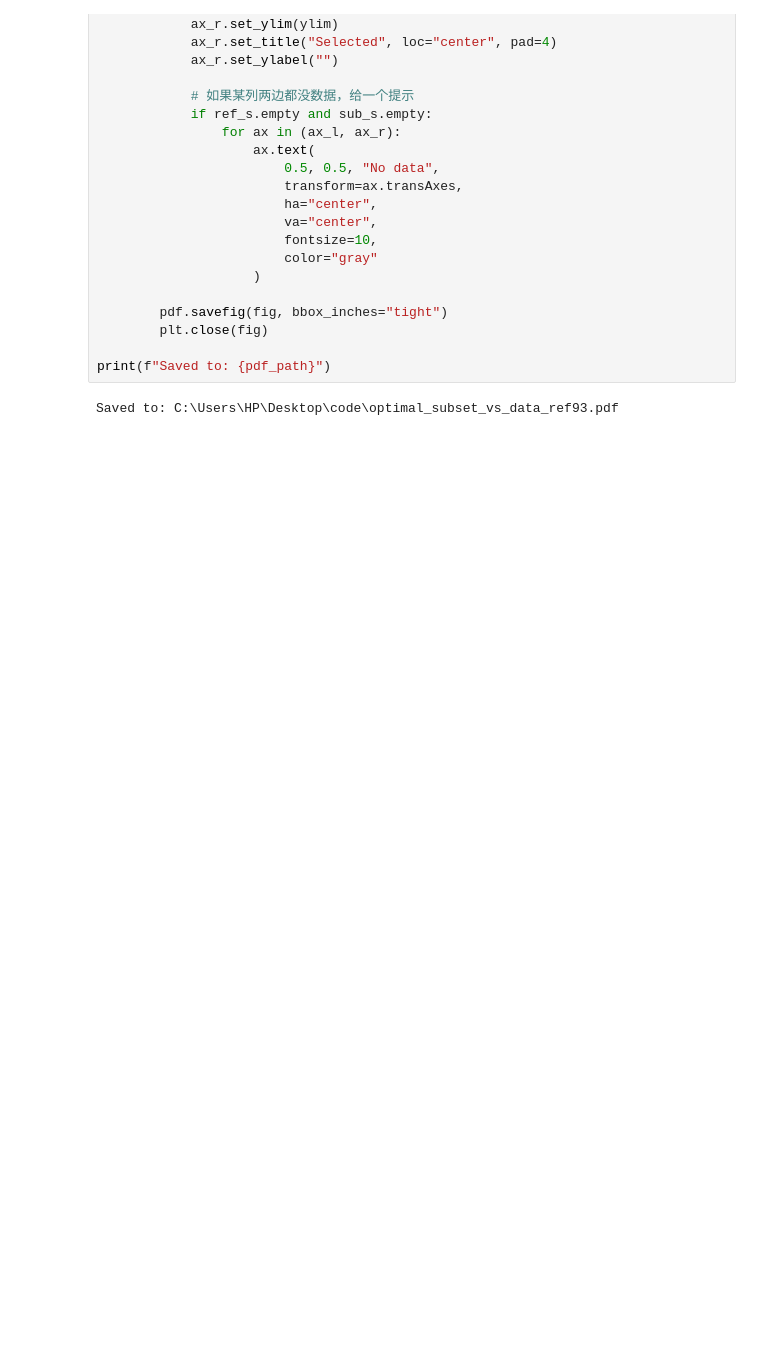
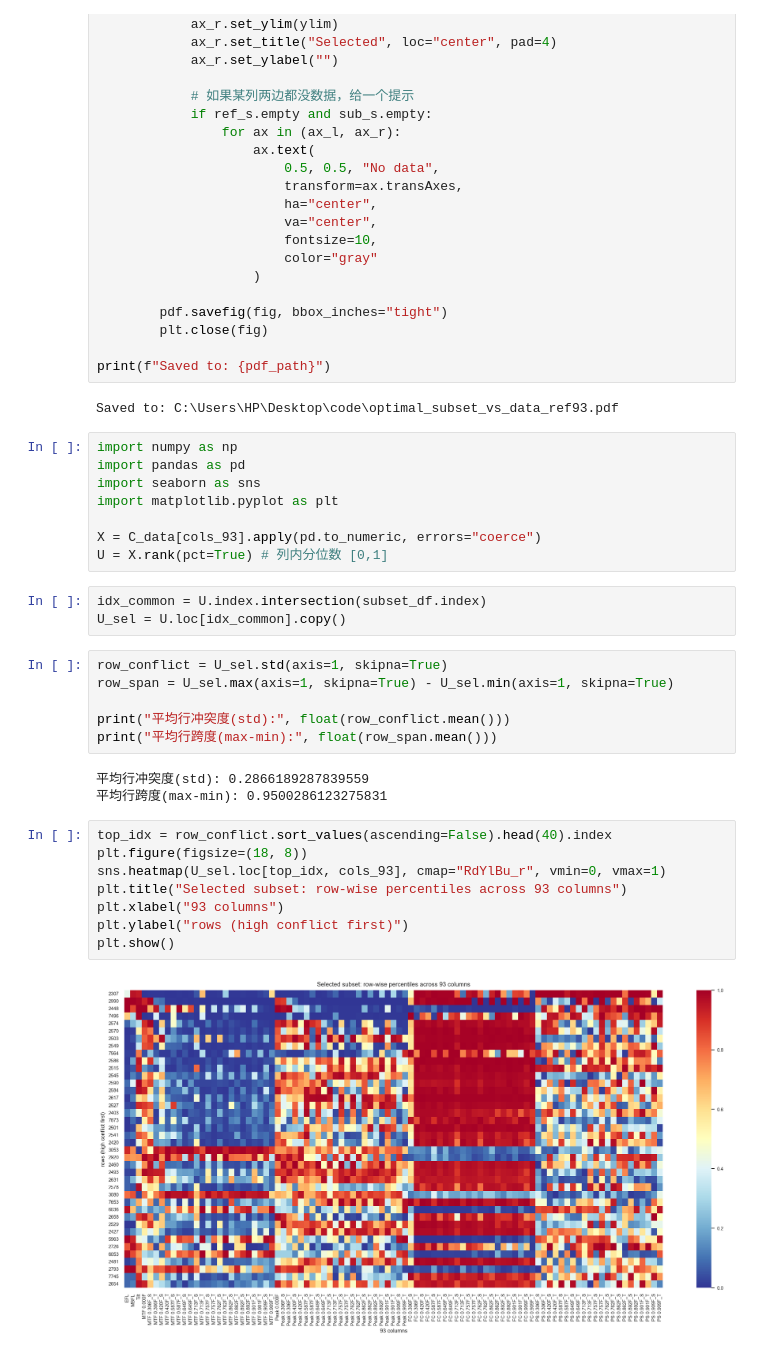
Before and after one commit to YEYANGQING602/Math-and-Statistic, a Jupyter notebook: 666.ipynb, the cells around one changed output. Cells and saved outputs as stored; diff of their text form; blank space fills up the shorter version.

```diff
--- a/666.ipynb
+++ b/666.ipynb
@@ -1471,3 +1487,33 @@ with PdfPages(pdf_path) as pdf:
 print(f"Saved to: {pdf_path}")
 # %% [output]
 Saved to: C:\Users\HP\Desktop\code\optimal_subset_vs_data_ref93.pdf
+# %%
+import numpy as np
+import pandas as pd
+import seaborn as sns
+import matplotlib.pyplot as plt
+
+X = C_data[cols_93].apply(pd.to_numeric, errors="coerce")
+U = X.rank(pct=True) # 列内分位数 [0,1]
+# %%
+idx_common = U.index.intersection(subset_df.index)
+U_sel = U.loc[idx_common].copy()
+# %%
+row_conflict = U_sel.std(axis=1, skipna=True)
+row_span = U_sel.max(axis=1, skipna=True) - U_sel.min(axis=1, skipna=True)
+
+print("平均行冲突度(std):", float(row_conflict.mean()))
+print("平均行跨度(max-min):", float(row_span.mean()))
+# %% [output]
+平均行冲突度(std): 0.2866189287839559
+平均行跨度(max-min): 0.9500286123275831
+# %%
+top_idx = row_conflict.sort_values(ascending=False).head(40).index
+plt.figure(figsize=(18, 8))
+sns.heatmap(U_sel.loc[top_idx, cols_93], cmap="RdYlBu_r", vmin=0, vmax=1)
+plt.title("Selected subset: row-wise percentiles across 93 columns")
+plt.xlabel("93 columns")
+plt.ylabel("rows (high conflict first)")
+plt.show()
+# %% [output]
+[figure, added]
```
Also changed, not shown: parts of 4 cells of this notebook.
